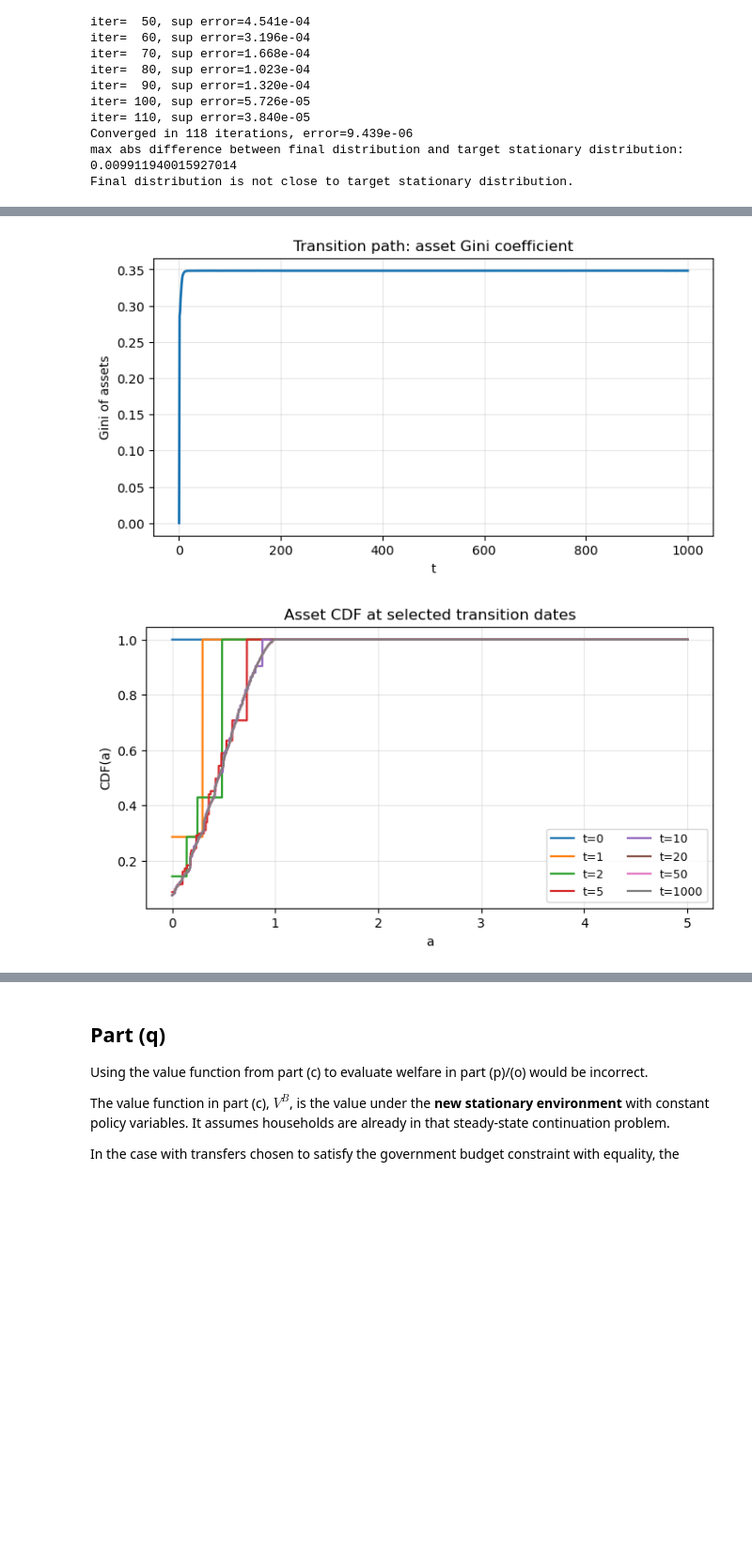
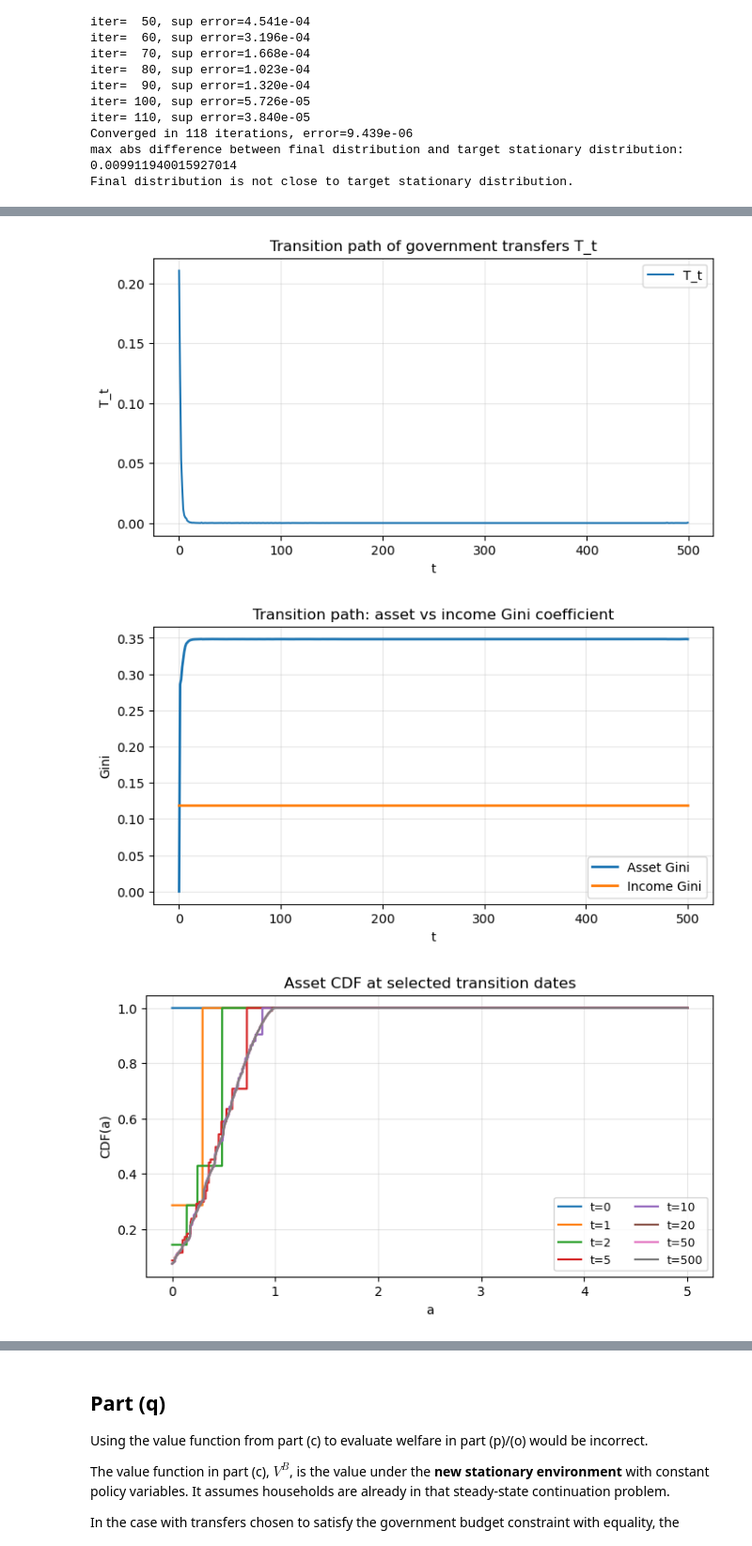
Before and after one commit to YuxuanZhao-Econ/ECON8107, a Jupyter notebook: Assignment/Assignment_3/pset3_code/pset_3_python.ipynb, the cells around one changed output, grey strips where cells are left out. Shown at 94% size. Saved outputs shown, nothing was run; the diff lists cells and outputs as text; code cells hidden in the pictures; blank space fills up the shorter version.

```diff
--- a/Assignment/Assignment_3/pset3_code/pset_3_python.ipynb
+++ b/Assignment/Assignment_3/pset3_code/pset_3_python.ipynb
@@ -1258,11 +1448,11 @@ We can see that at $T=100$, the economy is not close to the new steady state, so
 # %%
-# ---- Run at fixed T = 1000 ----
+# ---- Run at fixed T = 500 ----
 res = solve_transition_with_transfers(
-    T=1000,
+    T=500,
     Rprime=Rprime,
     max_iter=500,
     tol=1e-5,
-    alpha=0.2,
+    alpha=0.4,
     verbose=True
 )
 
@@ -1333,16 +1518,36 @@ plt.legend()
 plt.grid(alpha=0.3)
 plt.show()
 
-# Plot Dynamics of Geni coefficient
-gini_path = np.zeros(res["lambda_path"].shape[0])
+# Plot dynamics of T_t
+plt.figure(figsize=(8, 4))
+plt.plot(np.arange(res["T_path"].size), res["T_path"], label="T_t")
+plt.xlabel("t")
+plt.ylabel("T_t")
+plt.title("Transition path of government transfers T_t")
+plt.legend()
+plt.grid(alpha=0.3)
+plt.show()
+
+# Plot dynamics of Gini coefficients (assets + income)
+t_grid = np.arange(res["lambda_path"].shape[0])
+gini_assets_path = np.zeros(res["lambda_path"].shape[0])
+gini_income_path = np.zeros(res["lambda_path"].shape[0])
+
 for t in range(res["lambda_path"].shape[0]):
+    # Asset marginal over (a,s)
     pdf_assets_t = np.sum(res["lambda_path"][t], axis=1)
-    gini_path[t] = gini_from_asset_pdf(a_grid, pdf_assets_t)
+    gini_assets_path[t] = gini_from_asset_pdf(a_grid, pdf_assets_t)
+    # Income marginal over (a,s)
+    pdf_income_t = np.sum(res["lambda_path"][t], axis=0)   # shape (n,)
+    gini_income_path[t] = gini_from_income_pdf(y_grid, pdf_income_t)
+
 plt.figure(figsize=(8, 4))
-plt.plot(np.arange(gini_path.size), gini_path, lw=2)
+plt.plot(t_grid, gini_assets_path, lw=2, label="Asset Gini")
+plt.plot(t_grid, gini_income_path, lw=2, label="Income Gini")
 plt.xlabel("t")
-plt.ylabel("Gini of assets")
-plt.title("Transition path: asset Gini coefficient")
+plt.ylabel("Gini")
+plt.title("Transition path: asset vs income Gini coefficient")
+plt.legend()
 plt.grid(alpha=0.3)
 plt.show()
 
@@ -1364,2 +1569,3 @@ plt.show()
-[figure, old version]
+[figure, new version]
-[figure, old version]
+[figure, new version]
+[figure, added]
```
Also changed, not shown: parts of 18 cells of this notebook, 7 other files.
